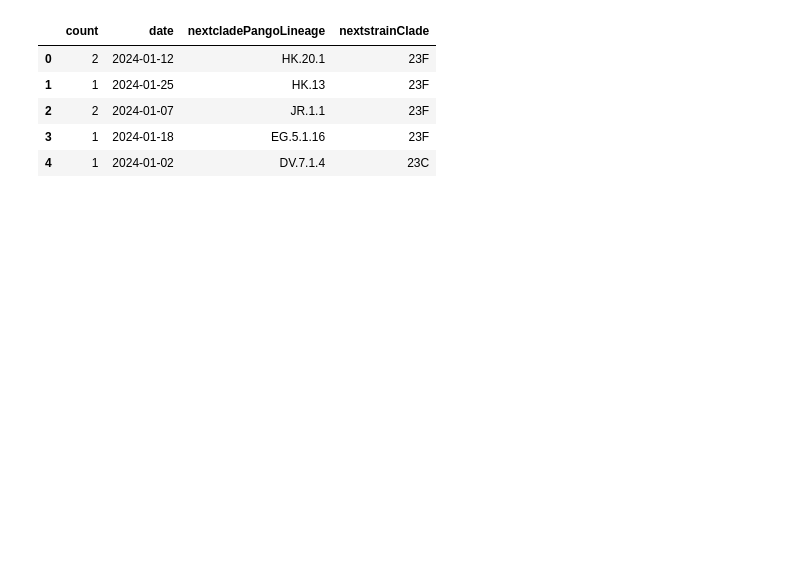
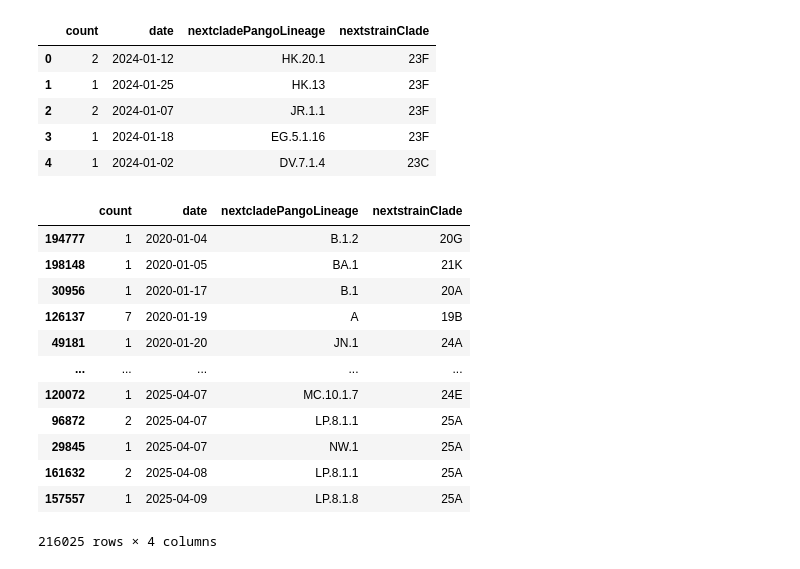
Before and after one commit to marie3003/mlr_predict_variant_composition, a Jupyter notebook: covid_data.ipynb, the cells around one changed output. Saved outputs shown, nothing was run; the diff lists cells and outputs as text; code cells hidden in the pictures; blank space fills up the shorter version.

```diff
--- a/covid_data.ipynb
+++ b/covid_data.ipynb
@@ -40,3 +42,19 @@ counts_df.head()
 | 2 | 2 | 2024-01-07 | JR.1.1 | 23F |
 | 3 | 1 | 2024-01-18 | EG.5.1.16 | 23F |
 | 4 | 1 | 2024-01-02 | DV.7.1.4 | 23C |
+# %%
+counts_df.sort_values('date')
+# %% [output]
+|  | count | date | nextcladePangoLineage | nextstrainClade |
+| 194777 | 1 | 2020-01-04 | B.1.2 | 20G |
+| 198148 | 1 | 2020-01-05 | BA.1 | 21K |
+| 30956 | 1 | 2020-01-17 | B.1 | 20A |
+| 126137 | 7 | 2020-01-19 | A | 19B |
+| 49181 | 1 | 2020-01-20 | JN.1 | 24A |
+| ... | ... | ... | ... | ... |
+| 120072 | 1 | 2025-04-07 | MC.10.1.7 | 24E |
+| 96872 | 2 | 2025-04-07 | LP.8.1.1 | 25A |
+| 29845 | 1 | 2025-04-07 | NW.1 | 25A |
+| 161632 | 2 | 2025-04-08 | LP.8.1.1 | 25A |
+| 157557 | 1 | 2025-04-09 | LP.8.1.8 | 25A |
+216025 rows × 4 columns
```
Also changed, not shown: parts of 8 cells of this notebook, 10 other files.
